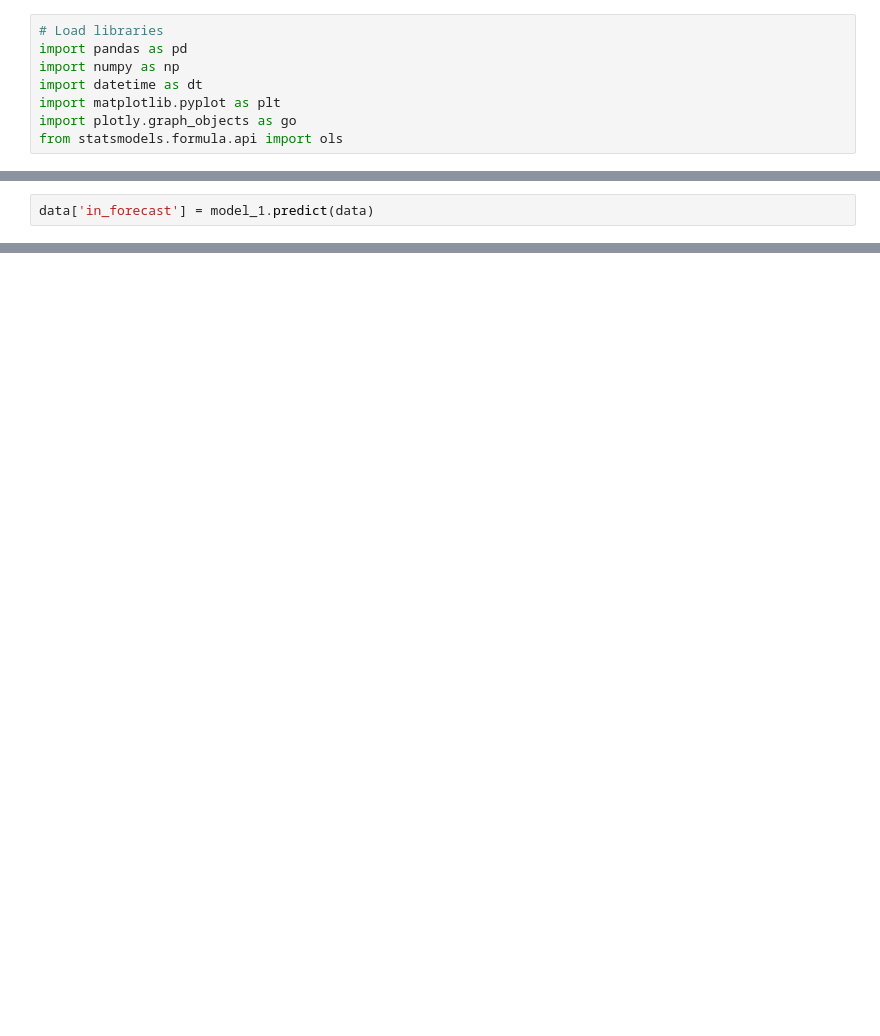
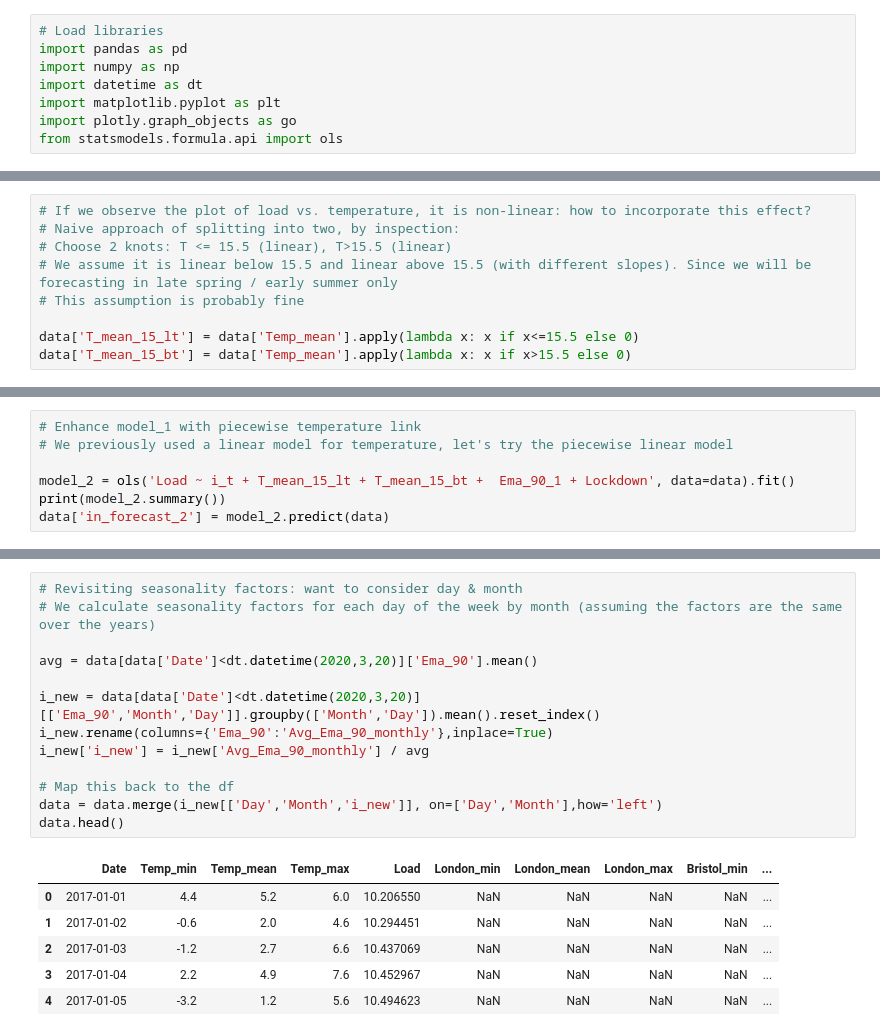
Before and after one commit to depavlidou/energy, a Jupyter notebook: Energy_Analytics_Forecasting_0.ipynb, the cells around one changed output, grey strips where cells are left out. Cells and saved outputs as stored; diff of their text form; blank space fills up the shorter version.

```diff
--- a/Energy_Analytics_Forecasting_0.ipynb
+++ b/Energy_Analytics_Forecasting_0.ipynb
@@ -102,6 +110,15 @@ fig.update_layout(
 fig.show()
 # %% [output]
 [interactive output not drawn]
+# %%
+# If we observe the plot of load vs. temperature, it is non-linear: how to incorporate this effect?
+# Naive approach of splitting into two, by inspection:
+# Choose 2 knots: T <= 15.5 (linear), T>15.5 (linear)
+# We assume it is linear below 15.5 and linear above 15.5 (with different slopes). Since we will be forecasting in late spring / early summer only
+# This assumption is probably fine
+
+data['T_mean_15_lt'] = data['Temp_mean'].apply(lambda x: x if x<=15.5 else 0)
+data['T_mean_15_bt'] = data['Temp_mean'].apply(lambda x: x if x>15.5 else 0)
 # %%
 # Try basic regression
 # Functional form: log x_t = B_0 + B_1 * t + B_2 * t^2 + B_3 * i_t + B_4 * temp + B_5 * s_t-1 + lockdown + e_t
@@ -151,5 +168,10 @@ Warnings:
 [1] Standard Errors assume that the covariance matrix of the errors is correctly specified.
 [2] The condition number is large, 3.7e+03. This might indicate that there are
 strong multicollinearity or other numerical problems.
-# %%
-data['in_forecast'] = model_1.predict(data)
+# %%
+# Enhance model_1 with piecewise temperature link
+# We previously used a linear model for temperature, let's try the piecewise linear model
+
+model_2 = ols('Load ~ i_t + T_mean_15_lt + T_mean_15_bt +  Ema_90_1 + Lockdown', data=data).fit()
+print(model_2.summary())
+data['in_forecast_2'] = model_2.predict(data)
@@ -203,0 +255,20 @@ np.std(data['in_forecast']-data['Load'])
+# %%
+# Revisiting seasonality factors: want to consider day & month
+# We calculate seasonality factors for each day of the week by month (assuming the factors are the same over the years)
+
+avg = data[data['Date']<dt.datetime(2020,3,20)]['Ema_90'].mean()
+
+i_new = data[data['Date']<dt.datetime(2020,3,20)][['Ema_90','Month','Day']].groupby(['Month','Day']).mean().reset_index()
+i_new.rename(columns={'Ema_90':'Avg_Ema_90_monthly'},inplace=True)
+i_new['i_new'] = i_new['Avg_Ema_90_monthly'] / avg
+
+# Map this back to the df
+data = data.merge(i_new[['Day','Month','i_new']], on=['Day','Month'],how='left')
+data.head()
+# %% [output]
+|  | Date | Temp_min | Temp_mean | Temp_max | Load | London_min | London_mean | London_max | Bristol_min | ... |
+| 0 | 2017-01-01 | 4.4 | 5.2 | 6.0 | 10.206550 | NaN | NaN | NaN | NaN | ... |
+| 1 | 2017-01-02 | -0.6 | 2.0 | 4.6 | 10.294451 | NaN | NaN | NaN | NaN | ... |
+| 2 | 2017-01-03 | -1.2 | 2.7 | 6.6 | 10.437069 | NaN | NaN | NaN | NaN | ... |
+| 3 | 2017-01-04 | 2.2 | 4.9 | 7.6 | 10.452967 | NaN | NaN | NaN | NaN | ... |
+| 4 | 2017-01-05 | -3.2 | 1.2 | 5.6 | 10.494623 | NaN | NaN | NaN | NaN | ... |
```
Also changed, not shown: parts of 18 cells of this notebook.
